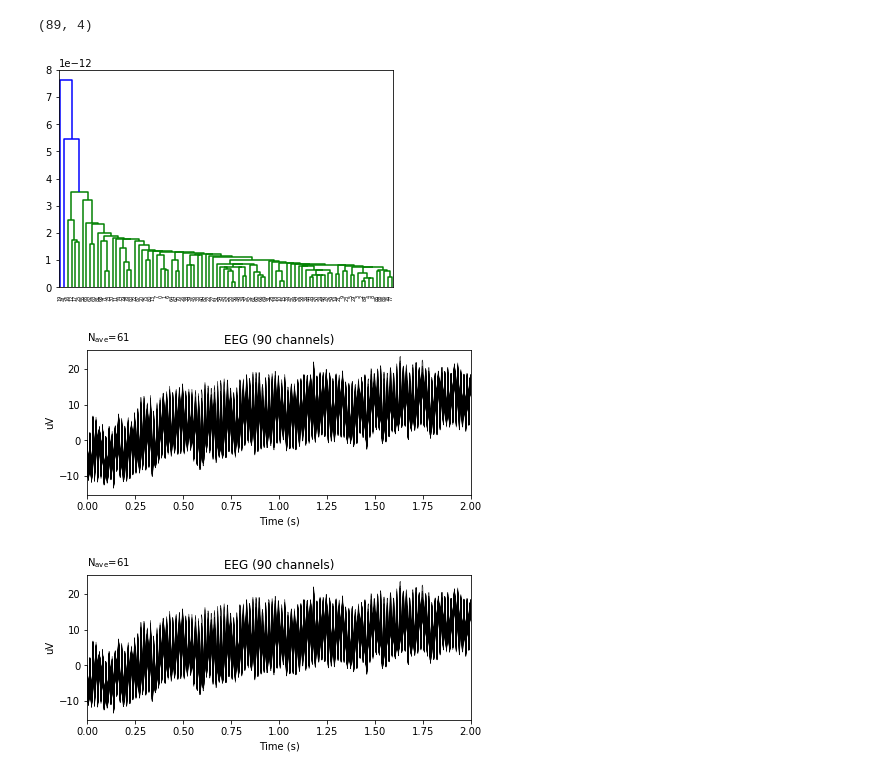
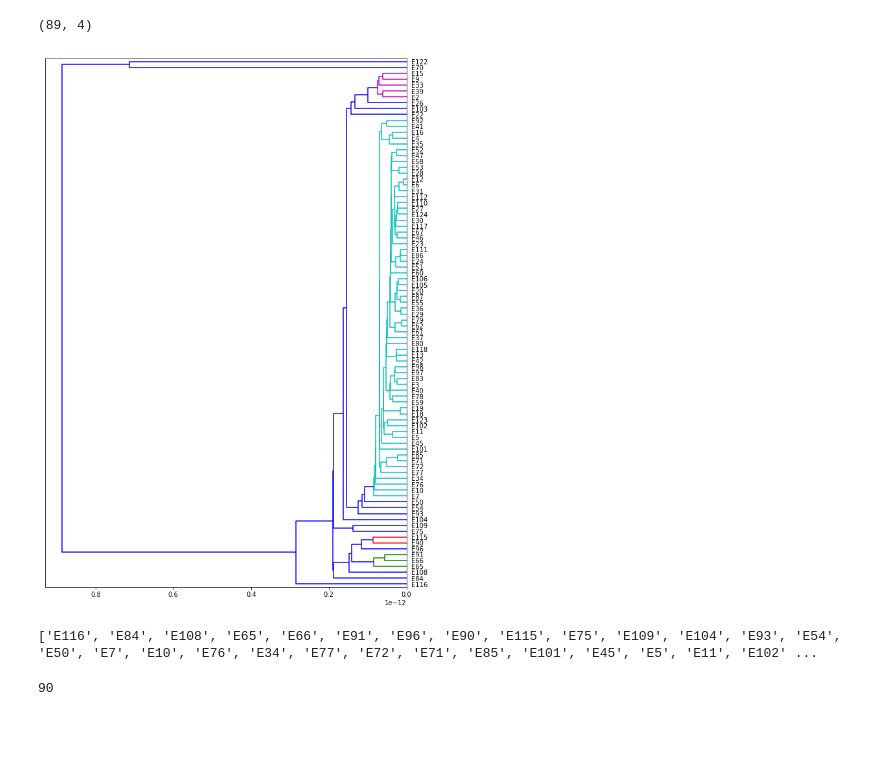
Before and after one commit to HwangLabNeuroCogDynamics/Analysis_scripts, a Jupyter notebook: CMI_data_Analysis/CMI_data_analysis.ipynb, the cells around one changed output. Cells and saved outputs as stored; diff of their text form; code cells hidden in the pictures; blank space fills up the shorter version.

```diff
--- a/CMI_data_Analysis/CMI_data_analysis.ipynb
+++ b/CMI_data_Analysis/CMI_data_analysis.ipynb
@@ -40,7 +113,8 @@ Loading data for 61 events and 1001 original time points ...
 # %%
+### WHAT IS n_fft doing?? ###
 
 #should be using the scrubbed epochs but its ok for now
-psds,freqs=mne.time_frequency.psd_welch(twoSec_EC_epoch,fmin=1,fmax=50,tmax=2,n_overlap=(len(twoSec_EC_epoch.times)*.125))
+psds,freqs=mne.time_frequency.psd_welch(EC,fmin=1,fmax=50,tmax=.25,n_fft=126,n_overlap=(len(EC.times)*.125))
 # default FFT is 256
 # n_overlap at 12.5% like sangtae
 # length of ea Welch segment defaults to 256
@@ -99,7 +182,3 @@ Z.shape
 #val=pdist(psd,'euclidean')
 #val.shape
 #val
-# %%
-plot=dendrogram(Z,90,truncate_mode='mlab')
-# %% [output]
-[figure, removed]
@@ -108,5 +184,0 @@ ep=twoSec_EC_epoch
-# %%
-ep.average().plot()
-# %% [output]
-[figure, removed]
-[figure, removed]
@@ -114,0 +185,16 @@ ep
+# %%
+fig=plt.figure(figsize=(10,15))
+dend=dendrogram(Z,128,leaf_font_size=10,orientation='left',color_threshold=0.1*max(Z[:,2]),labels=np.asarray(EC.info['ch_names']),truncate_mode='mlab')
+# changed the threshold from matlab default of 0.7 to 0.5
+# %% [output]
+[figure, added]
+# %%
+dend.keys()
+print(dend['ivl'])
+from collections import defaultdict
+# %% [output]
+['E116', 'E84', 'E108', 'E65', 'E66', 'E91', 'E96', 'E90', 'E115', 'E75', 'E109', 'E104', 'E93', 'E54', 'E50', 'E7', 'E10', 'E76', 'E34', 'E77', 'E72', 'E71', 'E85', 'E101', 'E45', 'E5', 'E11', 'E102' ...
+# %%
+len(dend['ivl'])
+# %% [output]
+90
```
Also changed, not shown: parts of 58 cells of this notebook, 9 other files.
